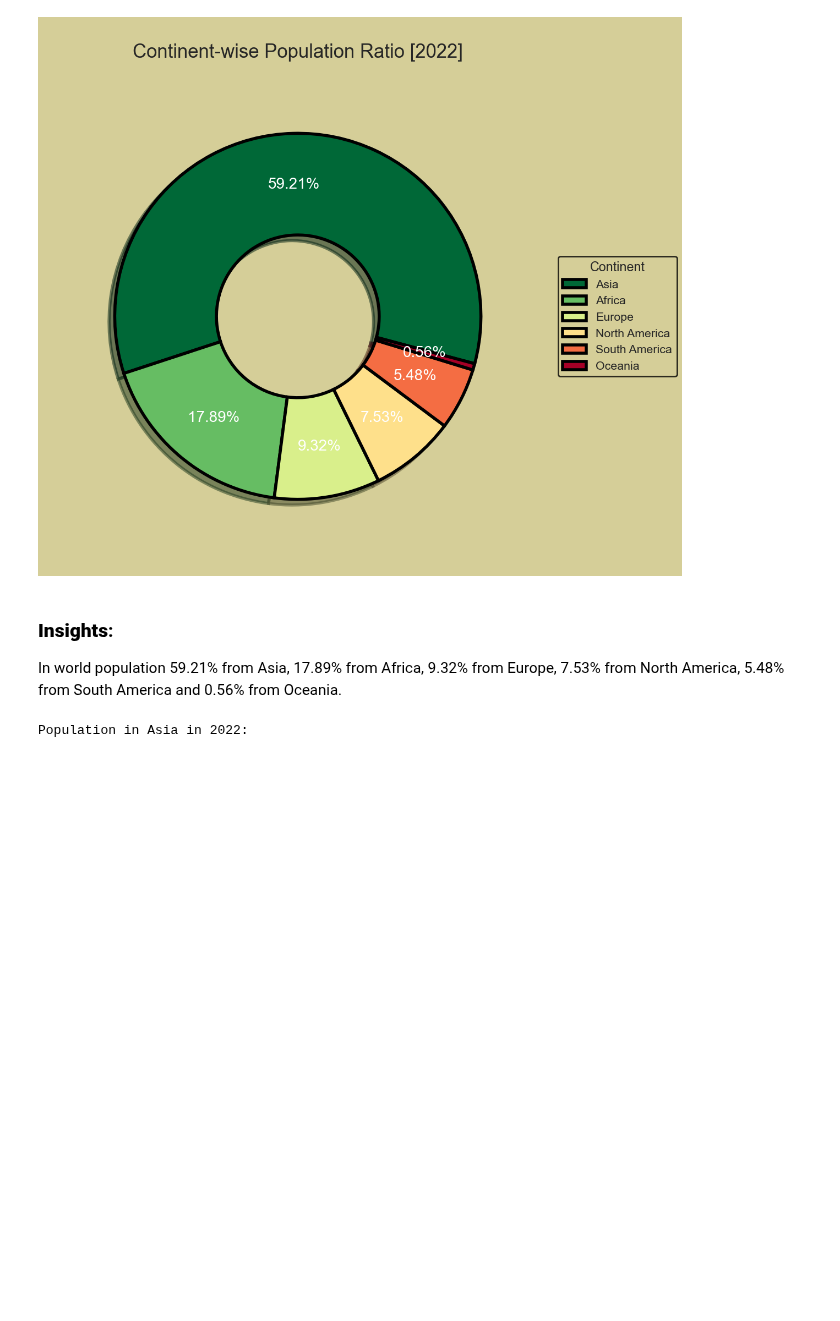
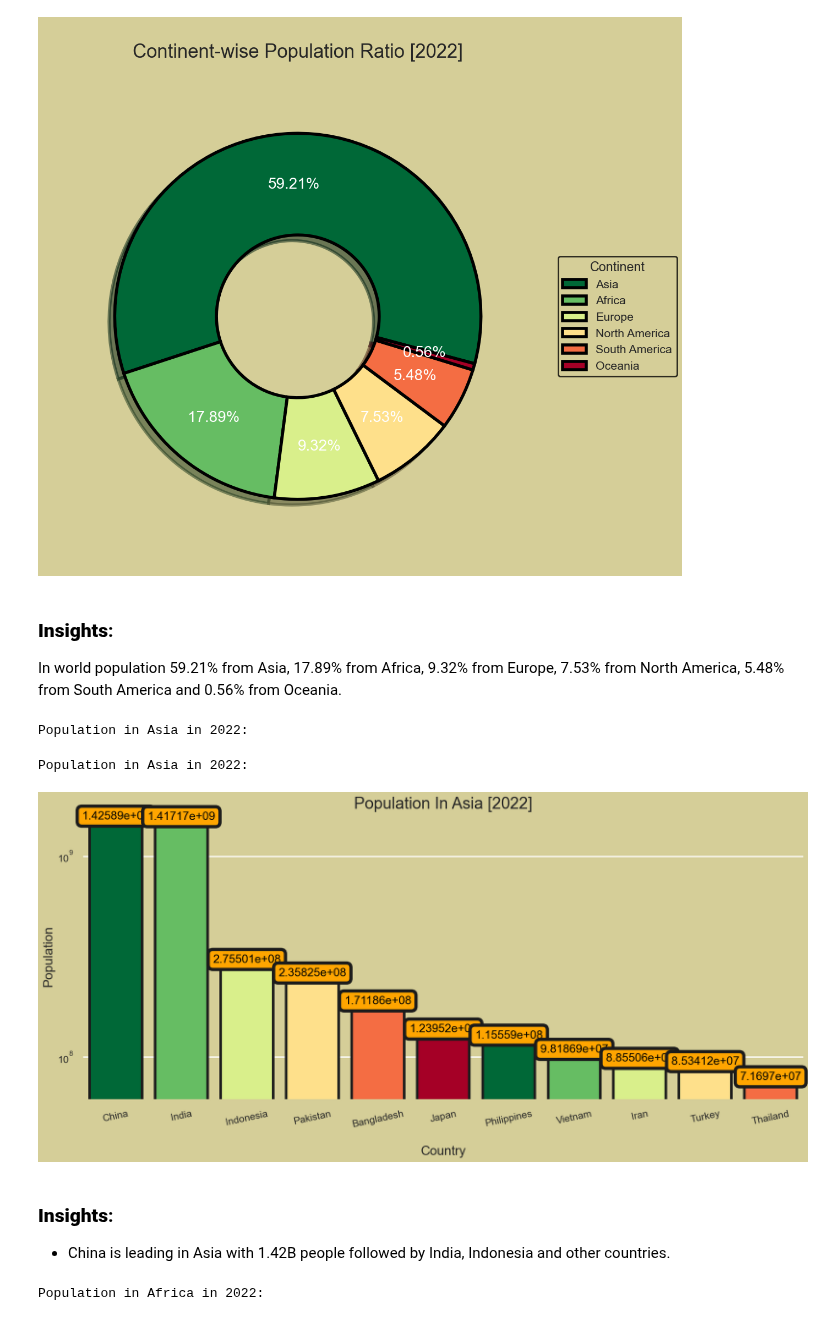
Before and after one commit to noahnoahnoahtran/EDA, a Jupyter notebook: 2_world_population/world_population.ipynb, the cells around one changed output. Drawn from its saved outputs; the diff is of its cells as text; code cells hidden in the pictures; blank space fills up the shorter version.

```diff
--- a/2_world_population/world_population.ipynb
+++ b/2_world_population/world_population.ipynb
@@ -186,3 +186,37 @@ fig.update_layout(title = dict(text = "Population In Asia [2022]",
 fig.show()
 # %% [output]
 Population in Asia in 2022:
+# %%
+print("Population in Asia in 2022:")
+plt.subplots(figsize = (20, 8))
+p = sns.barplot(data = df[df["Continent"] == "Asia"], x = "Country/Territory", y = "2022 Population", order = df[df["Continent"] == "Asia"].sort_values("2022 Population", ascending = False)["Country/Territory"][:11], palette = palette[0:11:2], saturation = 1, edgecolor = "#1c1c1c", linewidth = 4)
+p.set_yscale("log")
+p.set_title("Population In Asia [2022]", fontsize = 25)
+p.set_xlabel("\nCountry", fontsize = 20)
+p.set_ylabel("Population", fontsize = 20)
+p.set_xticklabels(p.get_xticklabels(), rotation = 12)
+for container in p.containers:
+    p.bar_label(container, label_type = "edge", padding = 6, size = 18, color = "black", rotation = 0,
+                bbox = {"boxstyle": "round", "pad": 0.4, "facecolor": "orange", "edgecolor": "#1c1c1c", "linewidth": 5, "alpha": 1})
+sns.despine(left = True, bottom = True)
+plt.show()
+# %% [output]
+Population in Asia in 2022:
+[figure, added]
+# %% [markdown]
+### **Insights**:
+- China is leading in Asia with 1.42B people followed by India, Indonesia and other countries.
+# %%
+print("Population in Africa in 2022:")
+fig = px.choropleth(data_frame = df,
+                    locations = "Country/Territory", locationmode = "country names", color = "2022 Population",
+                    color_continuous_scale = palette[:10], height = 600, scope = "africa",
+                    labels = {"2022 Population": "Population"})
+fig.update_layout(title = dict(text = "Population In Africa [2022]",
+                               y = 0.98, x = 0.5, xanchor = "center", yanchor = "top", font_color = "black"),
+                               margin = dict (l = 0, r = 0, b = 0, t = 0),
+                               geo_bgcolor = "#d5ce98",
+                               paper_bgcolor = '#d5ce98')
+fig.show()
+# %% [output]
+Population in Africa in 2022:
```
